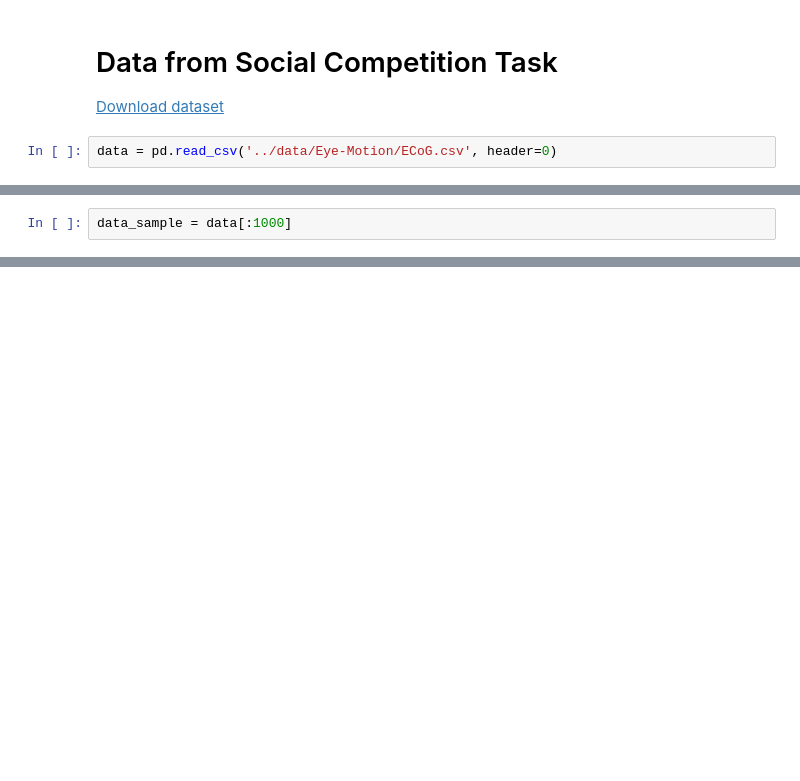
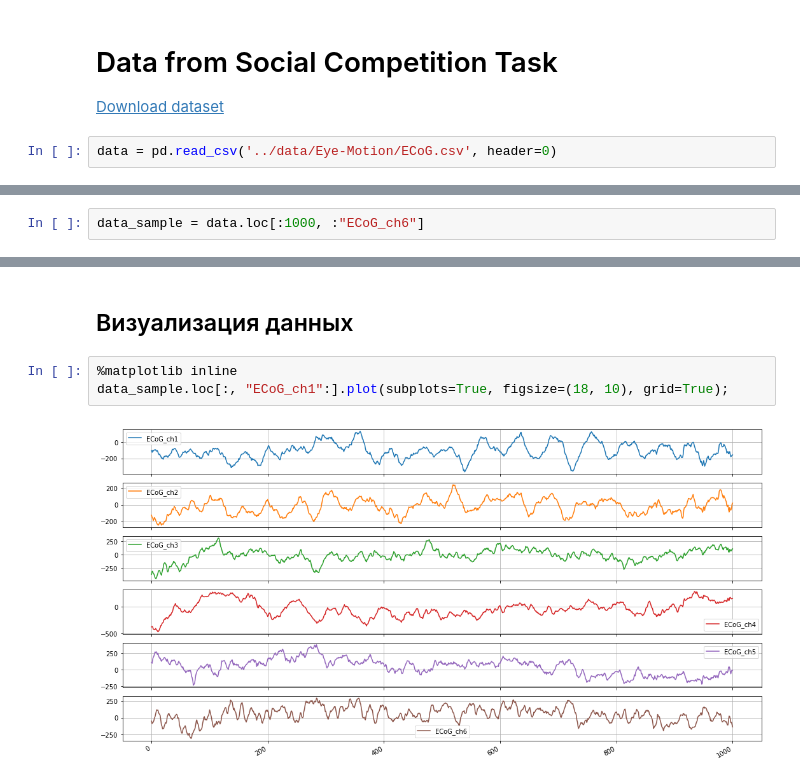
Before and after one commit to igor-yusupov/2018-Project-3, a Jupyter notebook: code/input_data.ipynb, the cells around one changed output, grey strips where cells are left out. Drawn from its saved outputs; the diff is of its cells as text; blank space fills up the shorter version.

```diff
--- a/code/input_data.ipynb
+++ b/code/input_data.ipynb
@@ -11,2 +18,2 @@ data = pd.read_csv('../data/Eye-Motion/ECoG.csv', header=0)
 # %%
-data_sample = data[:1000]
+data_sample = data.loc[:1000, :"ECoG_ch6"]
@@ -12,0 +29,7 @@ data_sample = data[:1000]
+# %% [markdown]
+## Визуализация данных
+# %%
+%matplotlib inline
+data_sample.loc[:, "ECoG_ch1":].plot(subplots=True, figsize=(18, 10), grid=True);
+# %% [output]
+[figure, added]
```
Also changed, not shown: parts of 19 cells of this notebook, 2 other files.
